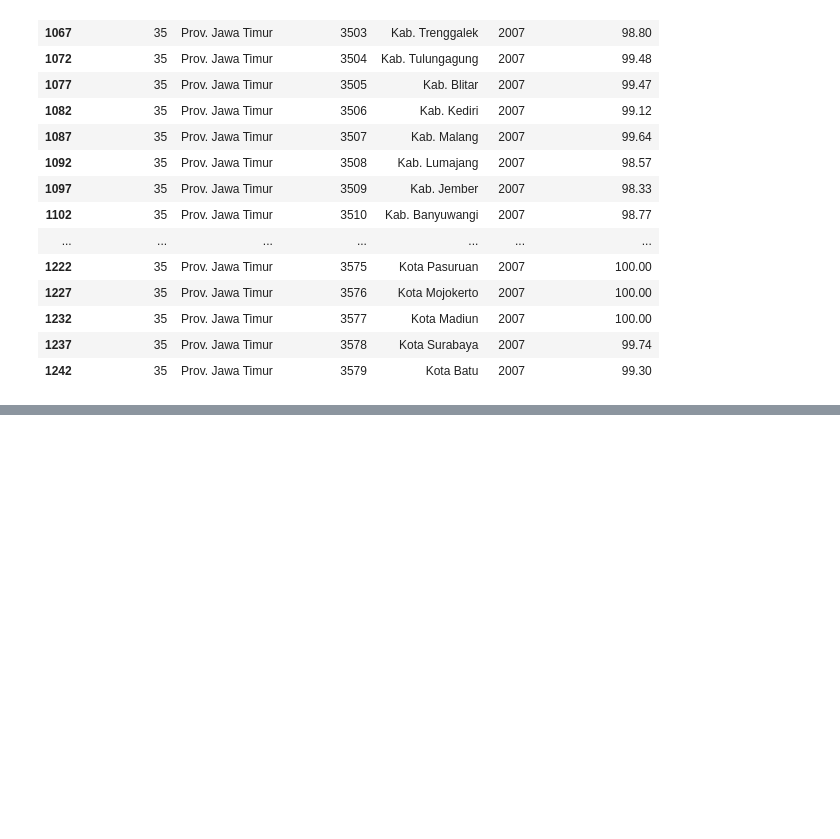
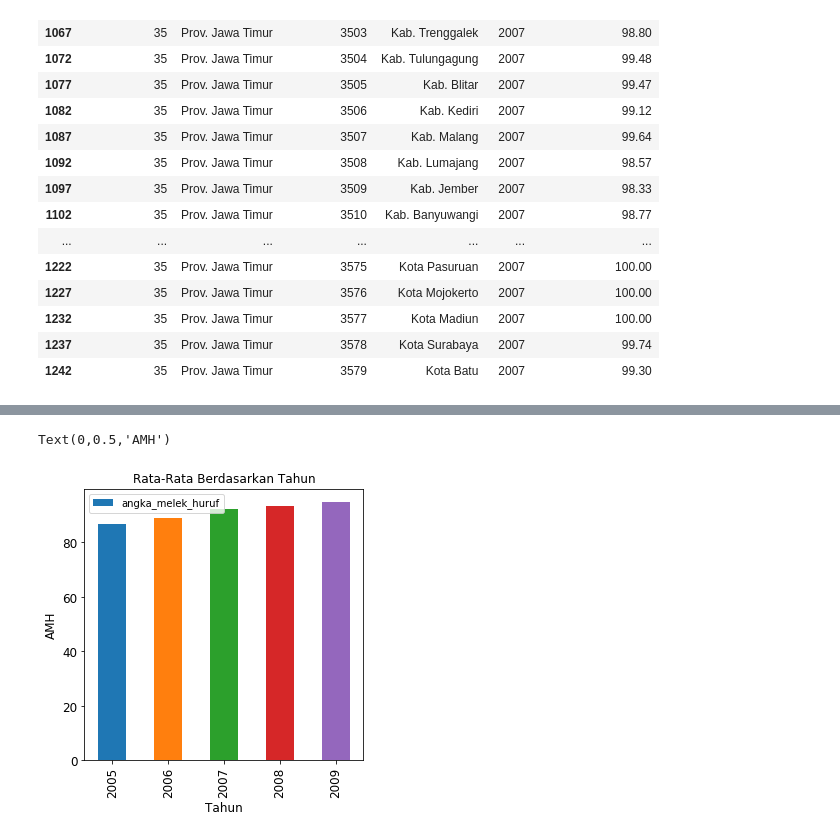
Before and after one commit to saiful873/digital-talent, a Jupyter notebook: Analisa Data Angka Melek Huruf Usia 15-24 2005-2009.ipynb, the cells around one changed output, grey strips where cells are left out. Saved outputs shown, nothing was run; the diff lists cells and outputs as text; code cells hidden in the pictures; blank space fills up the shorter version.

```diff
--- a/Analisa Data Angka Melek Huruf Usia 15-24 2005-2009.ipynb
+++ b/Analisa Data Angka Melek Huruf Usia 15-24 2005-2009.ipynb
@@ -104,0 +138,8 @@ data_amh_jatim[data_amh_jatim['tahun'] == 2007]
+# %%
+ig = data_amh.groupby(['tahun']).mean()['angka_melek_huruf']
+ig = ig.plot(kind='bar', title ="Rata-Rata Berdasarkan Tahun", figsize=(5,5), legend=True, fontsize=12)
+ig.set_xlabel("Tahun", fontsize=12)
+ig.set_ylabel("AMH", fontsize=12)
+# %% [output]
+Text(0,0.5,'AMH')
+[figure, added]
```
Also changed, not shown: parts of 4 cells of this notebook, 1 other file.
